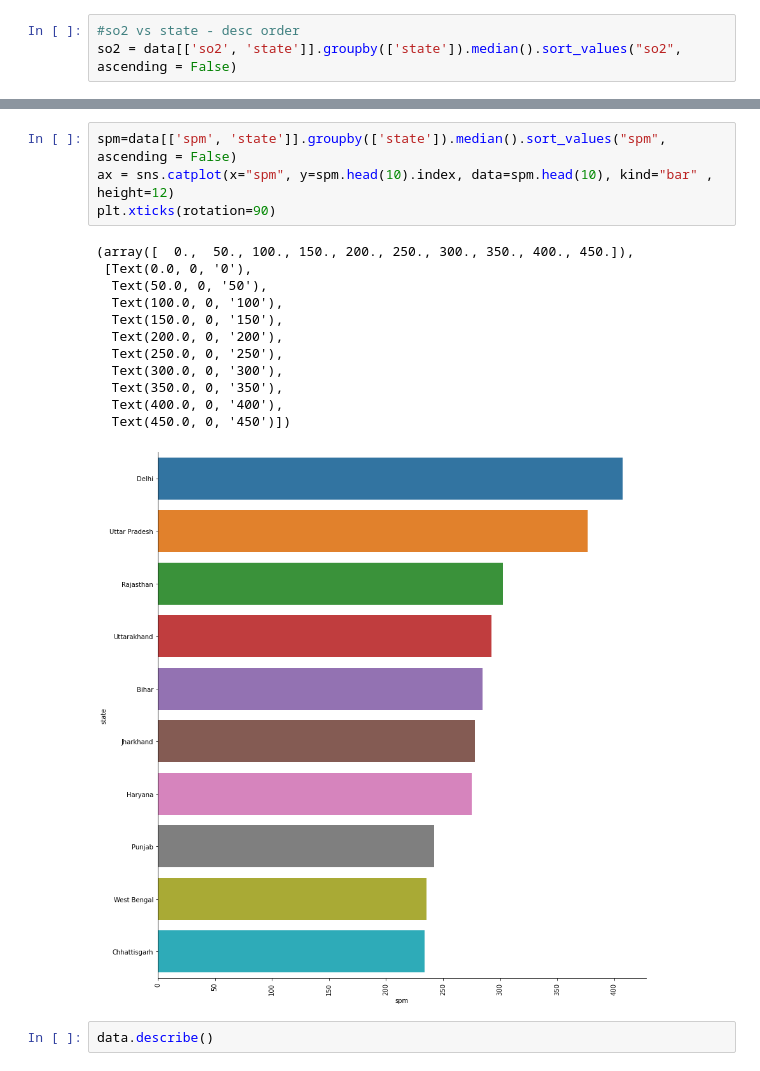
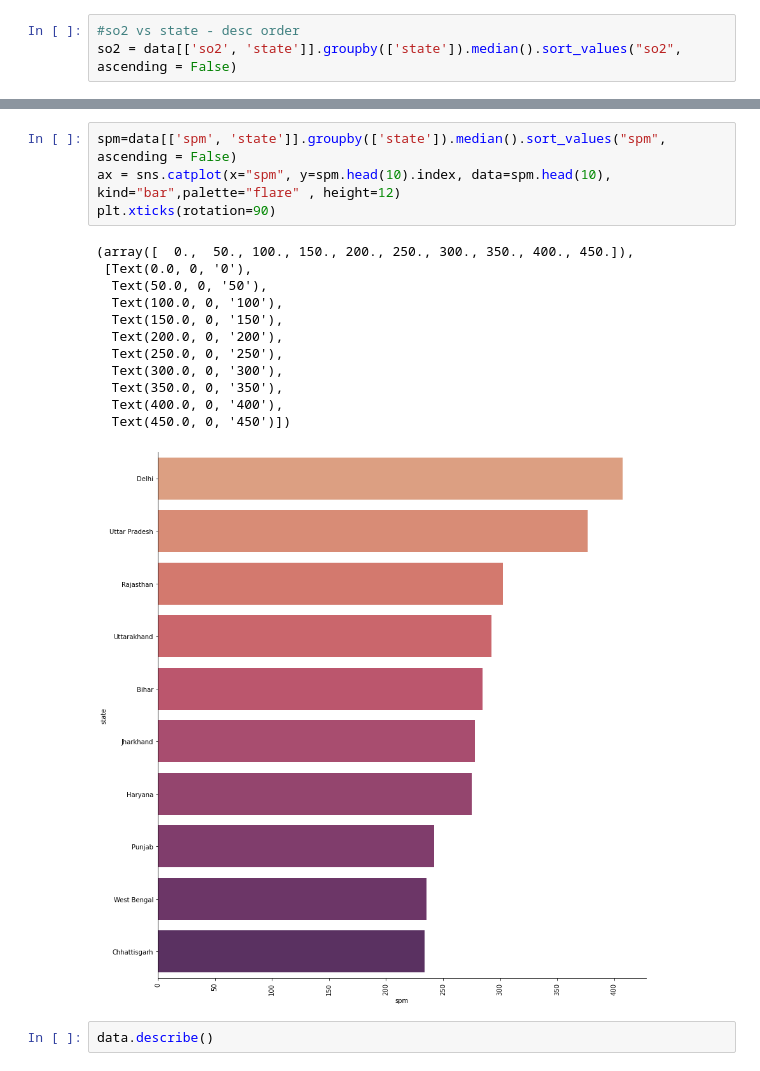
Before and after one commit to hd1801/AQI-Data-Analysis-Project, a Jupyter notebook: AQI.ipynb, the cells around one changed output, grey strips where cells are left out. Cells and saved outputs as stored; diff of their text form.

```diff
--- a/AQI.ipynb
+++ b/AQI.ipynb
@@ -331,20 +333,20 @@ plt.xticks(rotation=90)
 # %%
 spm=data[['spm', 'state']].groupby(['state']).median().sort_values("spm", ascending = False)
-ax = sns.catplot(x="spm", y=spm.head(10).index, data=spm.head(10), kind="bar" , height=12)
+ax = sns.catplot(x="spm", y=spm.head(10).index, data=spm.head(10), kind="bar",palette="flare" , height=12)
 plt.xticks(rotation=90)
 # %% [output]
 (array([  0.,  50., 100., 150., 200., 250., 300., 350., 400., 450.]),
  [Text(0.0, 0, '0'),
   Text(50.0, 0, '50'),
   Text(100.0, 0, '100'),
   Text(150.0, 0, '150'),
   Text(200.0, 0, '200'),
   Text(250.0, 0, '250'),
   Text(300.0, 0, '300'),
   Text(350.0, 0, '350'),
   Text(400.0, 0, '400'),
   Text(450.0, 0, '450')])
-[figure, old version]
+[figure, new version]
 # %%
 data.describe()
 # %% [output]
```
Also changed, not shown: parts of 16 cells of this notebook, 2 other files.
